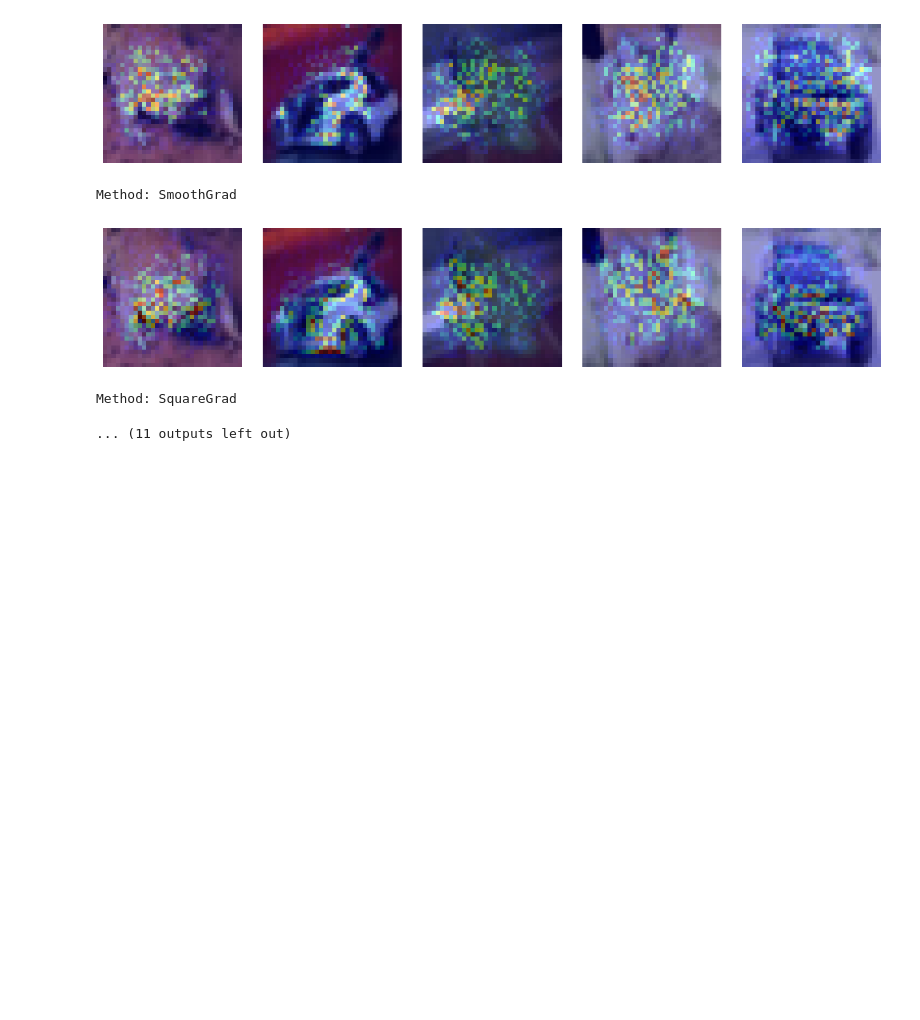
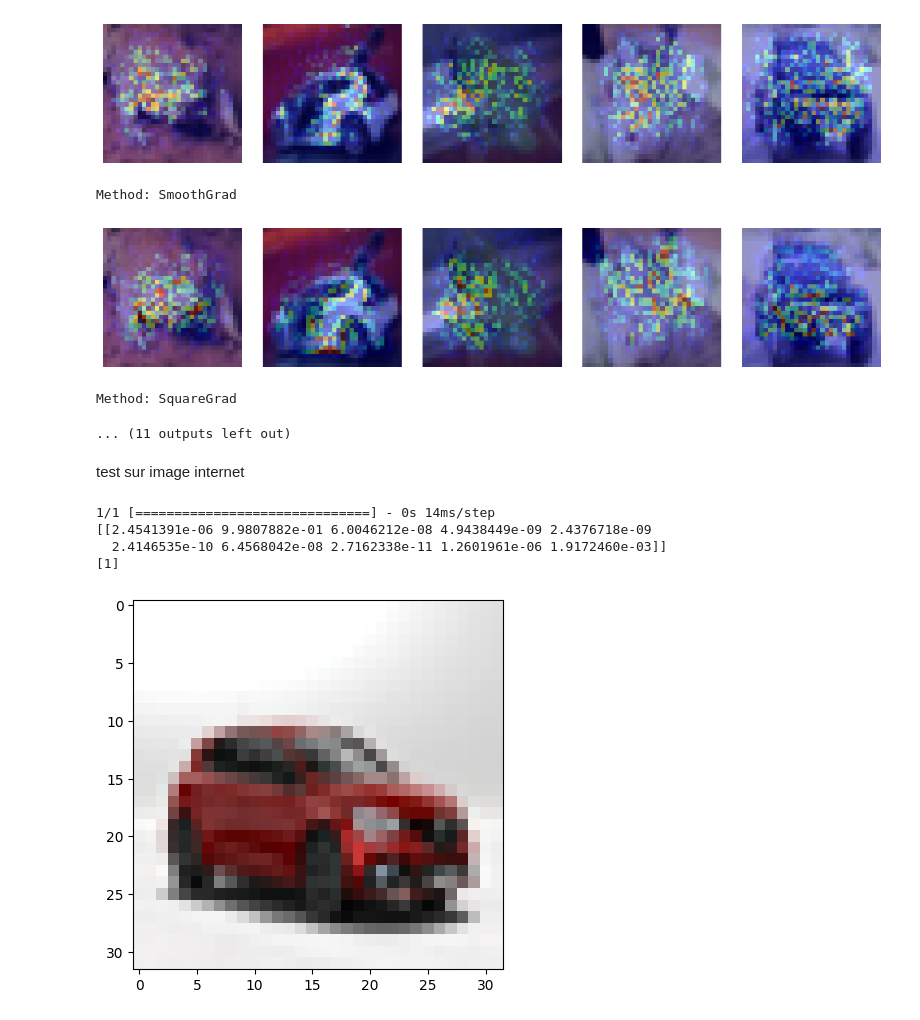
Before and after one commit to Lilyakhelid/Brain_tumor, a Jupyter notebook: results/explainability_cifar.ipynb, the cells around one changed output. Cells and saved outputs as stored; diff of their text form; code cells hidden in the pictures; blank space fills up the shorter version.

Commit message:
test avant branch

```diff
--- a/results/explainability_cifar.ipynb
+++ b/results/explainability_cifar.ipynb
@@ -145,0 +149,47 @@ Method: SquareGrad
+# %% [markdown]
+test sur image internet
+# %%
+import tensorflow as tf
+from tensorflow.keras.datasets import cifar10
+from tensorflow.keras.models import Sequential, load_model
+from tensorflow.keras.layers import Conv2D, MaxPooling2D, Flatten, Dense, Dropout
+from tensorflow.keras.utils import to_categorical
+from tensorflow.keras.optimizers import Adam
+from xplique.attributions import GradCAM
+import tensorflow.keras.applications as app
+import matplotlib.pyplot as plt
+from datetime import datetime
+import numpy as np
+from tensorflow.keras.preprocessing.image import load_img, img_to_array
+import os
+import streamlit as st
+from PIL import Image
+
+
+
+
+image = Image.open(os.path.join('000252442_600x400_c-2.png'))
+target_size = (32, 32)
+img = image.resize(target_size)
+img_array = img_to_array(img)  # Convertir l'image en tableau numpy
+img_array = np.expand_dims(img_array, axis=0)  # Ajouter une dimension pour le batch
+img_array /= 255.0  # Normaliser les pixels entre 0 et 1
+
+    # Prédire la classe
+predictions = model.predict(img_array)
+print(predictions)
+predicted_class = np.argmax(predictions, axis=1)
+print(predicted_class)
+# %% [output]
+1/1 [==============================] - 0s 14ms/step
+[[2.4541391e-06 9.9807882e-01 6.0046212e-08 4.9438449e-09 2.4376718e-09
+  2.4146535e-10 6.4568042e-08 2.7162338e-11 1.2601961e-06 1.9172460e-03]]
+[1]
+# %%
+
+plt.imshow(img_array[0])  # Afficher l'image d'origine
+ #   plt.imshow(explanations[i], cmap="jet", alpha=0.5)  # Superposer l'attribution
+
+plt.show()
+# %% [output]
+[figure, added]
```
Also changed, not shown: parts of 2 cells of this notebook.
